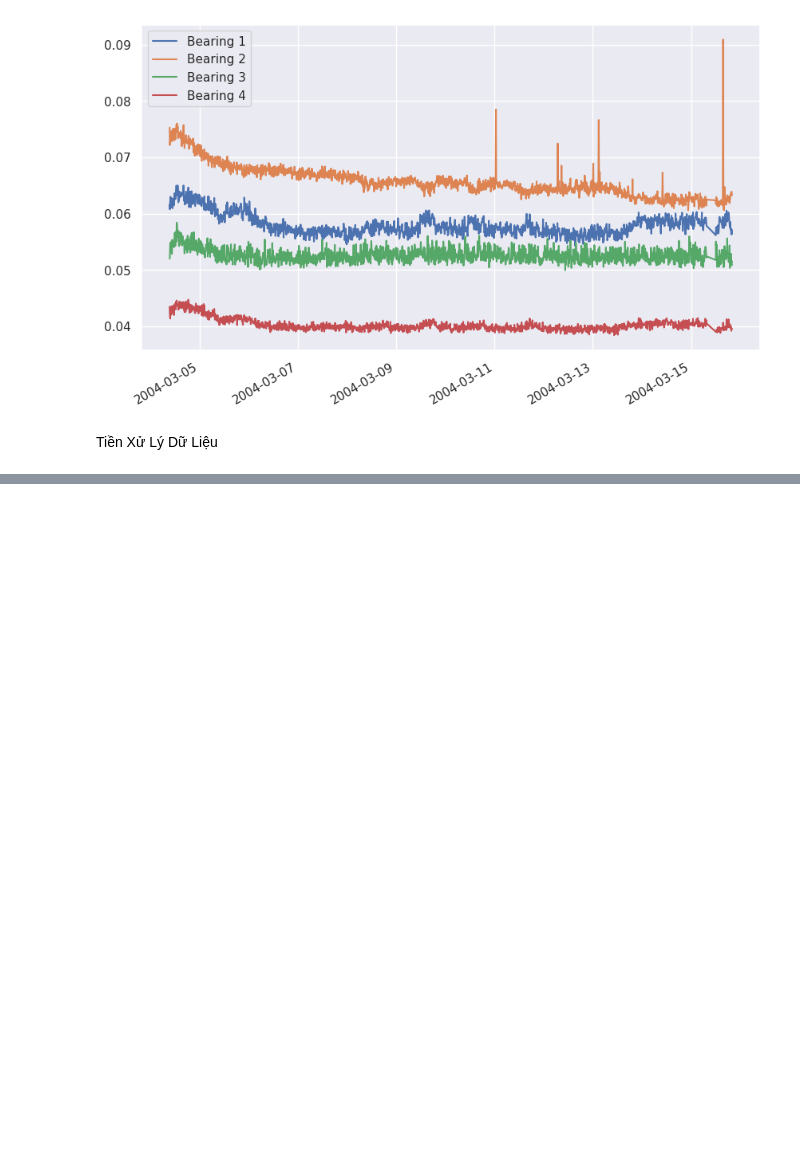
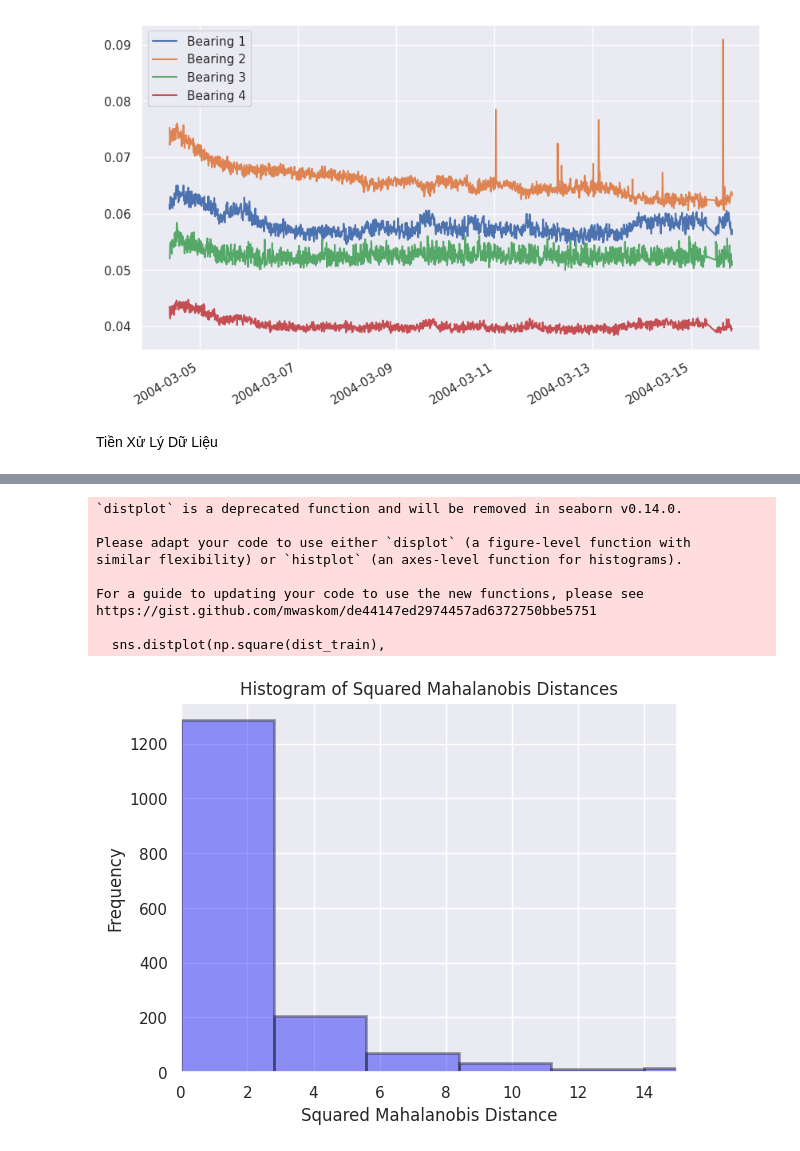
Before and after one commit to ThaiNguyenLongHai/Hai, a Jupyter notebook: Project_Bearing_Nasa_Dataset.ipynb, the cells around one changed output, grey strips where cells are left out. Drawn from its saved outputs; the diff is of its cells as text; code cells hidden in the pictures; blank space fills up the shorter version.

```diff
--- a/Project_Bearing_Nasa_Dataset.ipynb
+++ b/Project_Bearing_Nasa_Dataset.ipynb
@@ -197,6 +216,6 @@ def mahalanobis_distance(inv_cov_matrix, mean_distr, data, verbose=False):
     inv_covariance_matrix = inv_cov_matrix
     vars_mean = mean_distr
     diff = data - vars_mean
-    md = [np.sqrt(np.dot(diff[i], np.dot(inv_covariance_matrix, diff[i]))) for i in range(len(diff))]
+    dsp = [np.sqrt(np.dot(diff[i], np.dot(inv_covariance_matrix, diff[i]))) for i in range(len(diff))]
 
-    return md
+    return dsp
@@ -202,0 +239,6 @@ def mahalanobis_distance(inv_cov_matrix, mean_distr, data, verbose=False):
+# %%
+data_train = np.array(X_train_pca.values)
+data_test = np.array(X_test_pca.values)
+cov_matrix, inv_cov_matrix  = cov_matrix(data_train)
+# %%
+mean_distr = data_train.mean(axis=0)
@@ -202,0 +250,42 @@ def mahalanobis_distance(inv_cov_matrix, mean_distr, data, verbose=False):
+# %%
+
+# Calculate Mahalanobis distance for the test data
+dist_test = mahalanobis_distance(inv_cov_matrix, mean_distr, data_test, verbose=False)
+
+# Calculate Mahalanobis distance for the training data
+dist_train = mahalanobis_distance(inv_cov_matrix, mean_distr, data_train, verbose=False)
+
+# Set the threshold for Mahalanobis distance using training data
+threshold = MD_detectOutliers(dist_train, extreme=True)
+# %%
+# Create a figure
+plt.figure()
+
+# Plot a histogram of squared Mahalanobis distances
+sns.distplot(np.square(dist_train),
+             bins=10,
+             kde=False,
+             color='blue',  # You can set the color to your preference
+             hist_kws=dict(edgecolor="k", linewidth=2))  # Add edgecolor and linewidth for better visibility
+
+# Set x-axis limit
+plt.xlim([0.0, 15])
+
+# Add labels and title if needed
+plt.xlabel('Squared Mahalanobis Distance')
+plt.ylabel('Frequency')
+plt.title('Histogram of Squared Mahalanobis Distances')
+
+# Show the plot
+plt.show()
+# %% [output]
+`distplot` is a deprecated function and will be removed in seaborn v0.14.0.
+
+Please adapt your code to use either `displot` (a figure-level function with
+similar flexibility) or `histplot` (an axes-level function for histograms).
+
+For a guide to updating your code to use the new functions, please see
+https://gist.github.com/mwaskom/de44147ed2974457ad6372750bbe5751
+
+  sns.distplot(np.square(dist_train),
+[figure, added]
```
Also changed, not shown: parts of 9 cells of this notebook.
